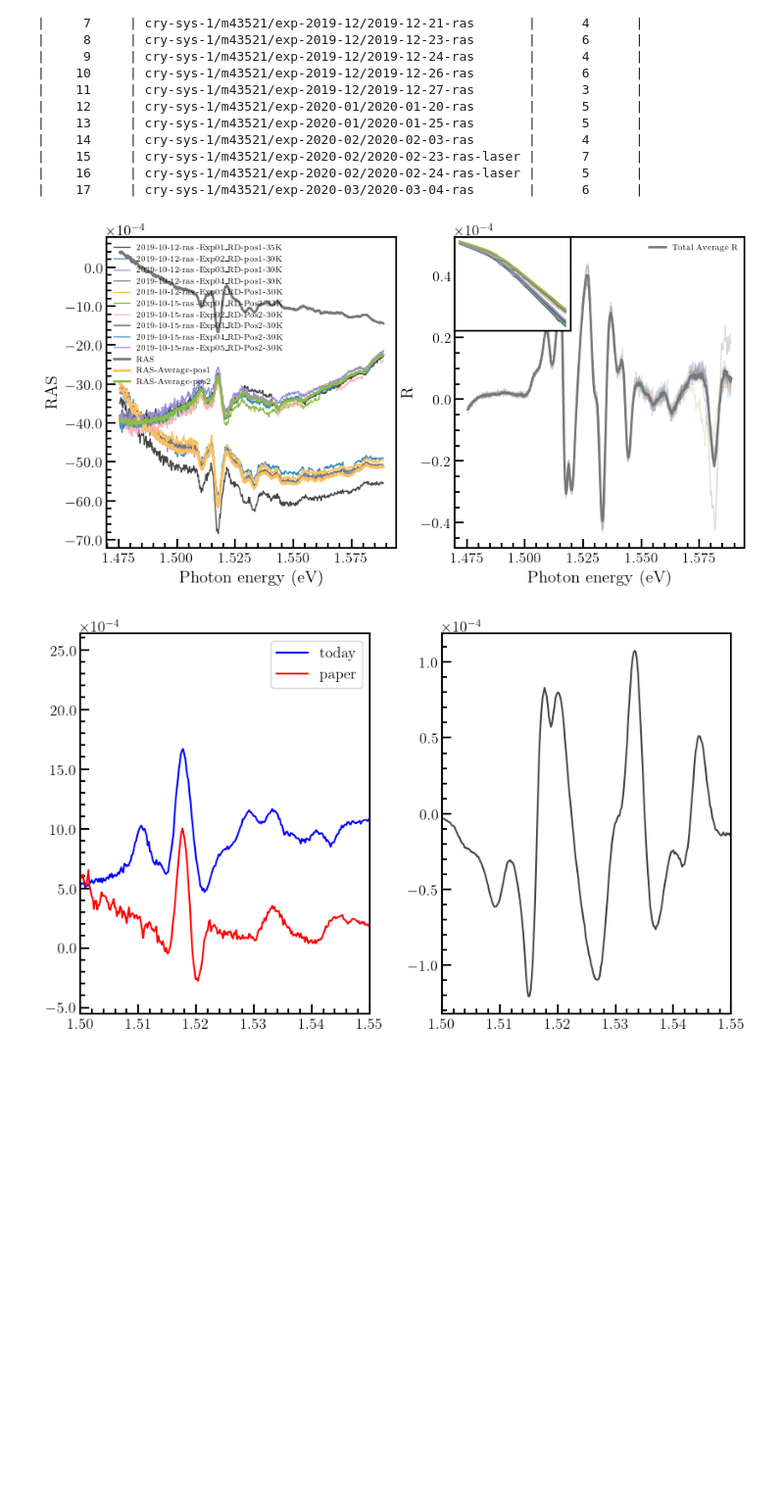
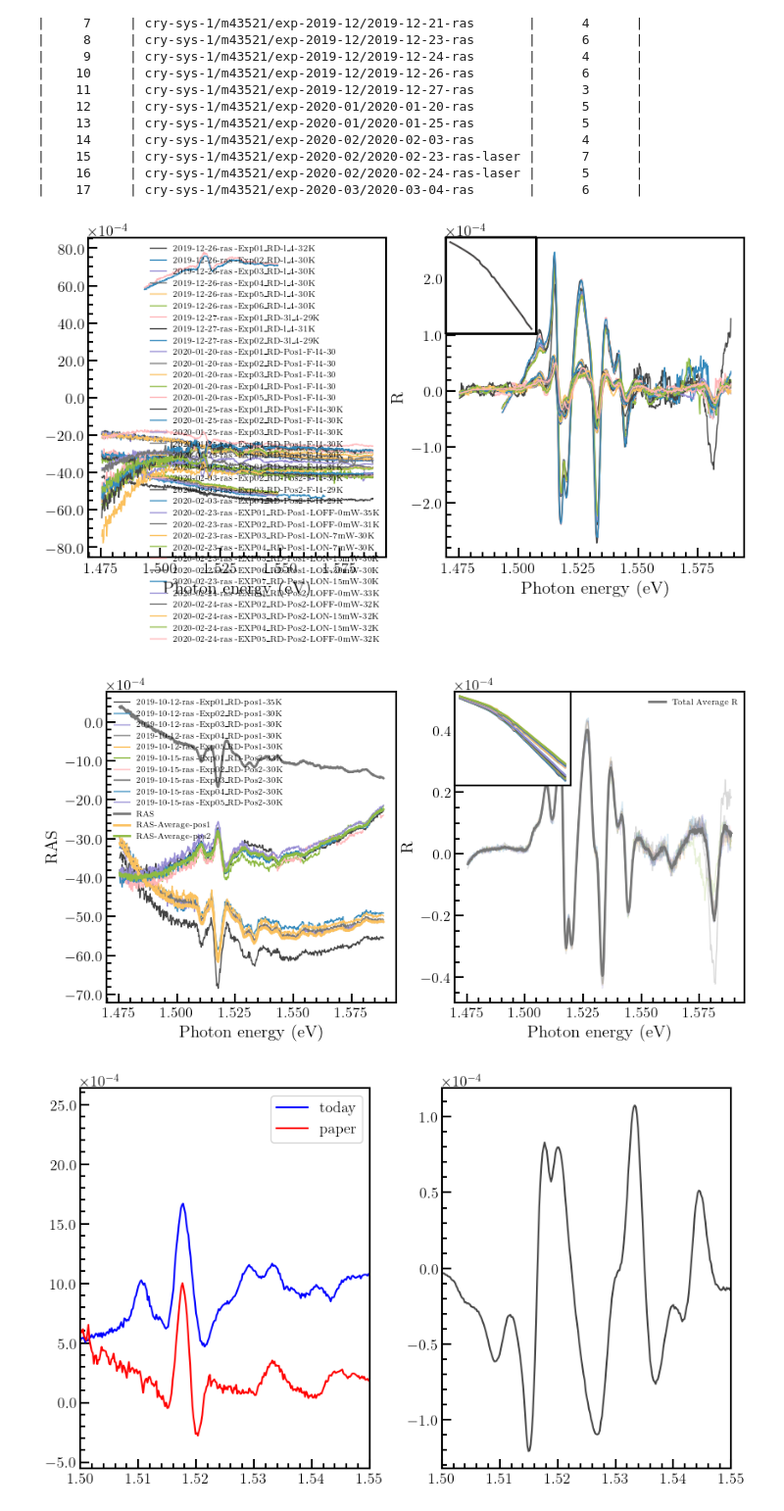
Before and after one commit to RUCO13/ruco-phd-project, a Jupyter notebook: scripts/ras-exp.ipynb, the cells around one changed output. Shown at 98% size. Saved outputs shown, nothing was run; the diff lists cells and outputs as text; code cells hidden in the pictures; blank space fills up the shorter version.

```diff
--- a/scripts/ras-exp.ipynb
+++ b/scripts/ras-exp.ipynb
@@ -512,21 +513,22 @@ m43521 = experiments(1,'cry-sys-1','ras',paths[8])
 # %%
 class parameters(object): pass
 parameters=parameters()
 parameters.samplename='m43141'
 parameters.expi=10
 parameters.expf=17
 parameters.truncdata=0
 parameters.nopts=101
 parameters.polgrade=1
 parameters.raspos1expi=2
 parameters.raspos1expf=7
 parameters.raspos2expi=4
 parameters.raspos2expf=9
 
-#adata(parameters,m43521).plotall()
+adata(parameters,m43521).plotall()
 results=adata(parameters,m43521).plotras()
 # %% [output]
-[figure, old version]
+[figure, new version]
+[figure, added]
 # %%
 rasm43521=np.loadtxt("data/RAS-M4_3521-PAPER1.dat",delimiter=',')
 #rasm43521[:,0]=1239.4/rasm43521[:,0]
```
Also changed, not shown: parts of 14 cells of this notebook, 11 other files.
